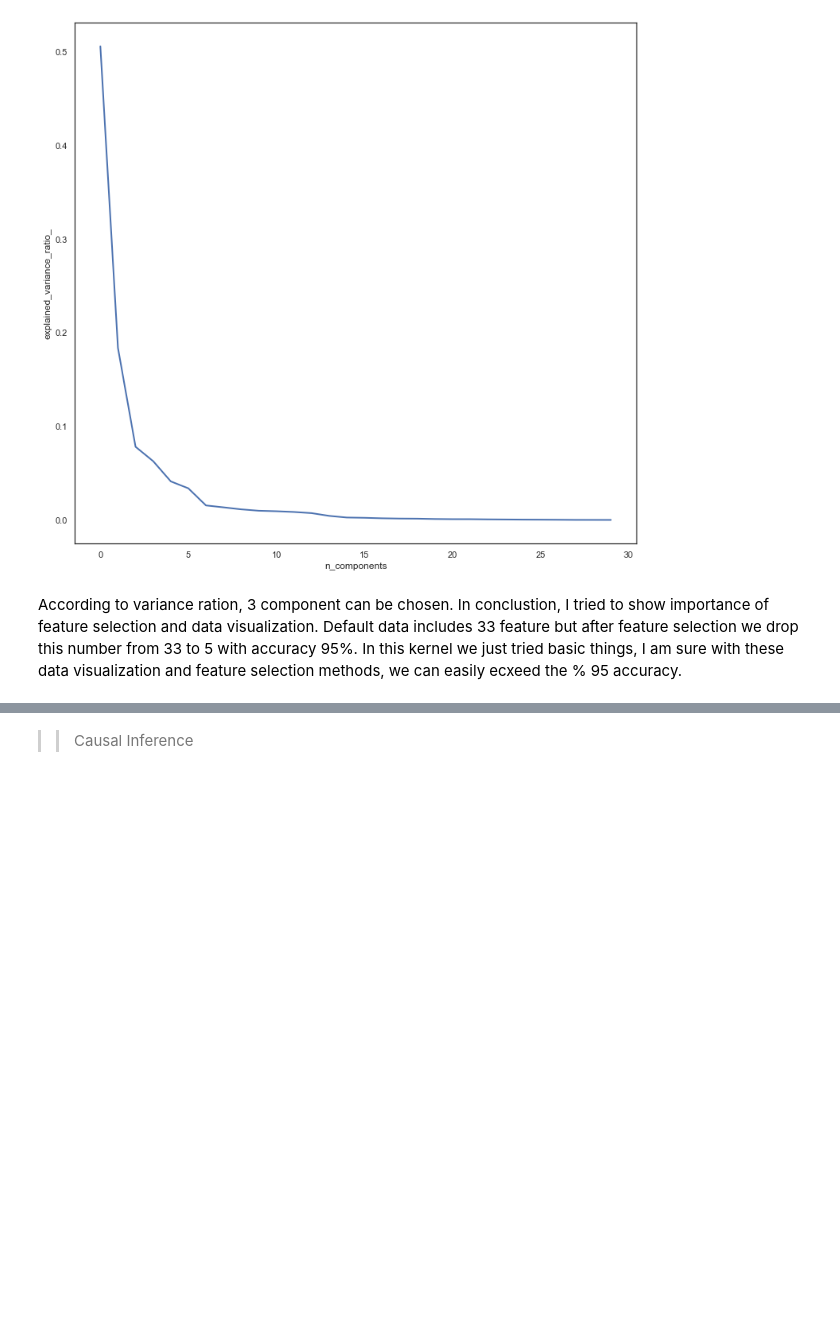
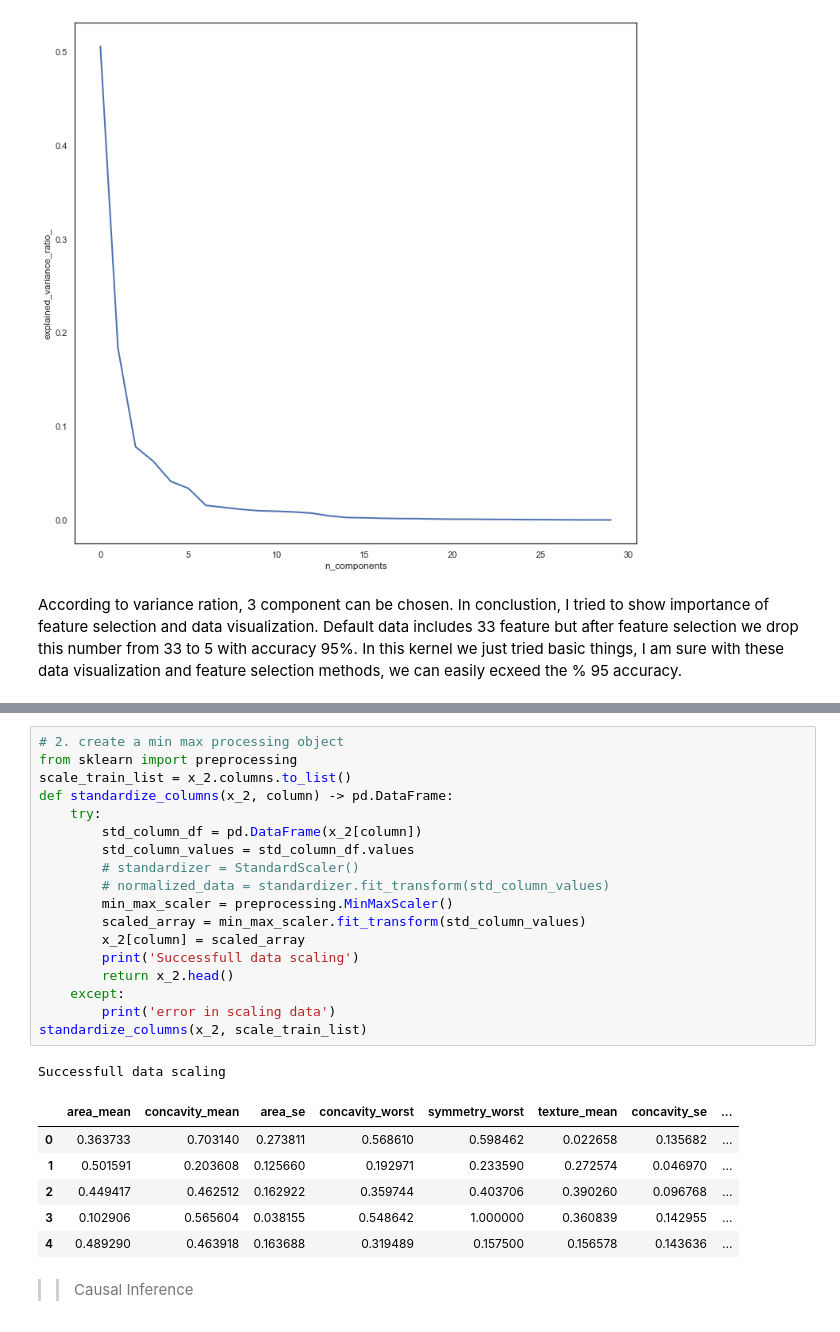
Before and after one commit to RYees/causal-inference, a Jupyter notebook: Notebooks/data_expore.ipynb, the cells around one changed output, grey strips where cells are left out. Saved outputs shown, nothing was run; the diff lists cells and outputs as text; blank space fills up the shorter version.

```diff
--- a/Notebooks/data_expore.ipynb
+++ b/Notebooks/data_expore.ipynb
@@ -469,3 +483,29 @@ According to variance ration, 3 component can be chosen.  In conclustion, I trie
+# %%
+# 2. create a min max processing object
+from sklearn import preprocessing
+scale_train_list = x_2.columns.to_list()
+def standardize_columns(x_2, column) -> pd.DataFrame:
+    try:
+        std_column_df = pd.DataFrame(x_2[column])
+        std_column_values = std_column_df.values
+        # standardizer = StandardScaler()
+        # normalized_data = standardizer.fit_transform(std_column_values)
+        min_max_scaler = preprocessing.MinMaxScaler()
+        scaled_array = min_max_scaler.fit_transform(std_column_values)
+        x_2[column] = scaled_array
+        print('Successfull data scaling')
+        return x_2.head()
+    except:
+        print('error in scaling data')
+standardize_columns(x_2, scale_train_list)
+# %% [output]
+Successfull data scaling
+|  | area_mean | concavity_mean | area_se | concavity_worst | symmetry_worst | texture_mean | concavity_se | ... |
+| 0 | 0.363733 | 0.703140 | 0.273811 | 0.568610 | 0.598462 | 0.022658 | 0.135682 | ... |
+| 1 | 0.501591 | 0.203608 | 0.125660 | 0.192971 | 0.233590 | 0.272574 | 0.046970 | ... |
+| 2 | 0.449417 | 0.462512 | 0.162922 | 0.359744 | 0.403706 | 0.390260 | 0.096768 | ... |
+| 3 | 0.102906 | 0.565604 | 0.038155 | 0.548642 | 1.000000 | 0.360839 | 0.142955 | ... |
+| 4 | 0.489290 | 0.463918 | 0.163688 | 0.319489 | 0.157500 | 0.156578 | 0.143636 | ... |
 # %% [markdown]
 >> Causal Inference
 # %% [markdown]
```
Also changed, not shown: parts of 15 cells of this notebook.
